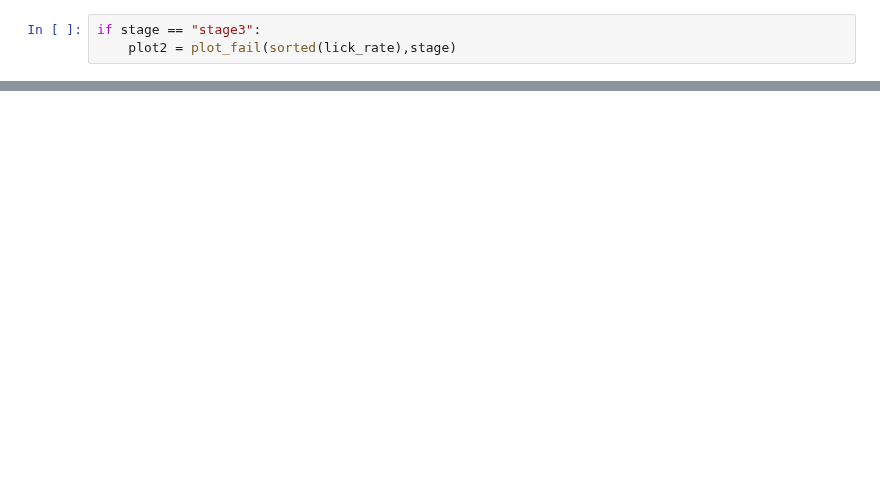
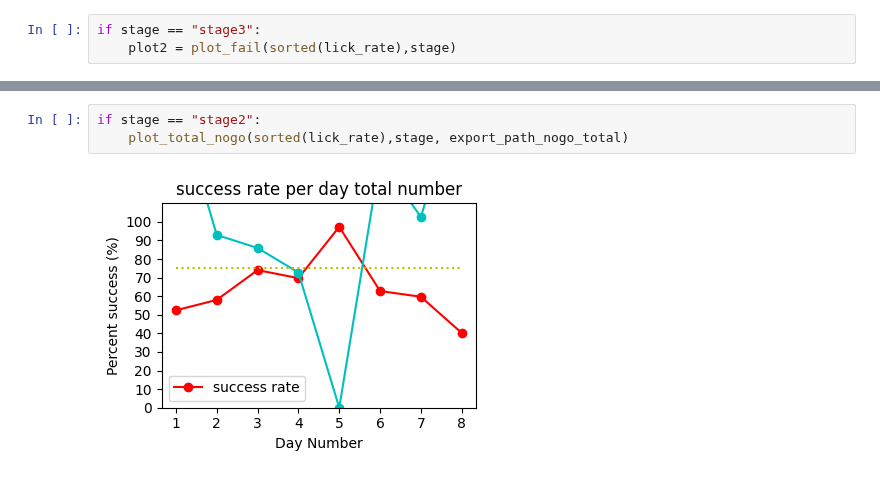
Before and after one commit to ktrap06/corticalanalysis, a Jupyter notebook: Behavioural_notebook/third cohort/stage2_475165_f5_lick_rates.ipynb, the cells around one changed output, grey strips where cells are left out. Drawn from its saved outputs; the diff is of its cells as text; blank space fills up the shorter version.

```diff
--- a/Behavioural_notebook/third cohort/stage2_475165_f5_lick_rates.ipynb
+++ b/Behavioural_notebook/third cohort/stage2_475165_f5_lick_rates.ipynb
@@ -124 +71,6 @@ def plot_total(array, stage, export_path_total=None):
+# %%
+if stage == "stage2":
+    plot_total_nogo(sorted(lick_rate),stage, export_path_nogo_total)
+# %% [output]
+[figure, added]
 # %%
```
Also changed, not shown: parts of 8 cells of this notebook, 20 other files.
